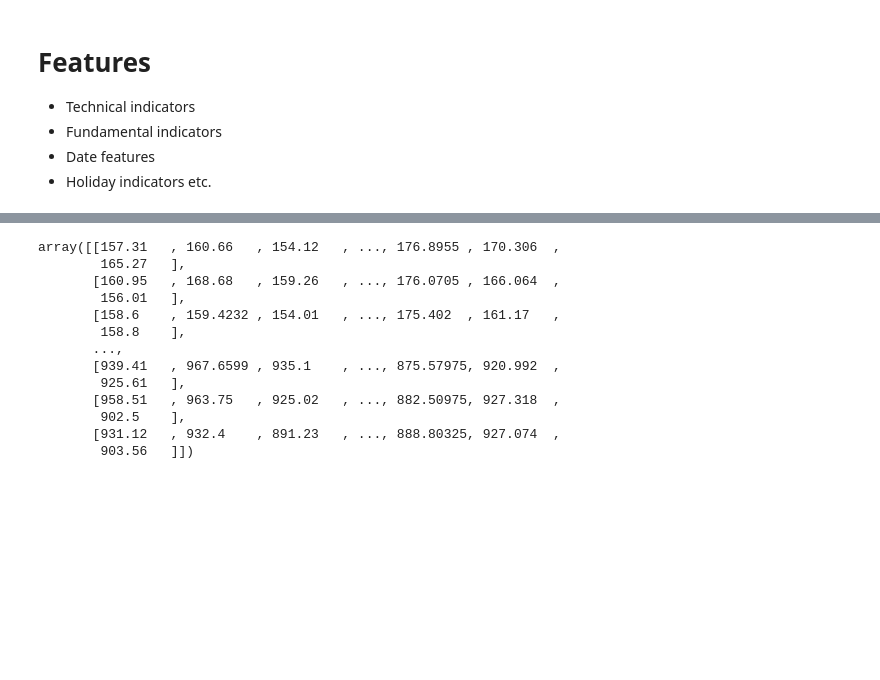
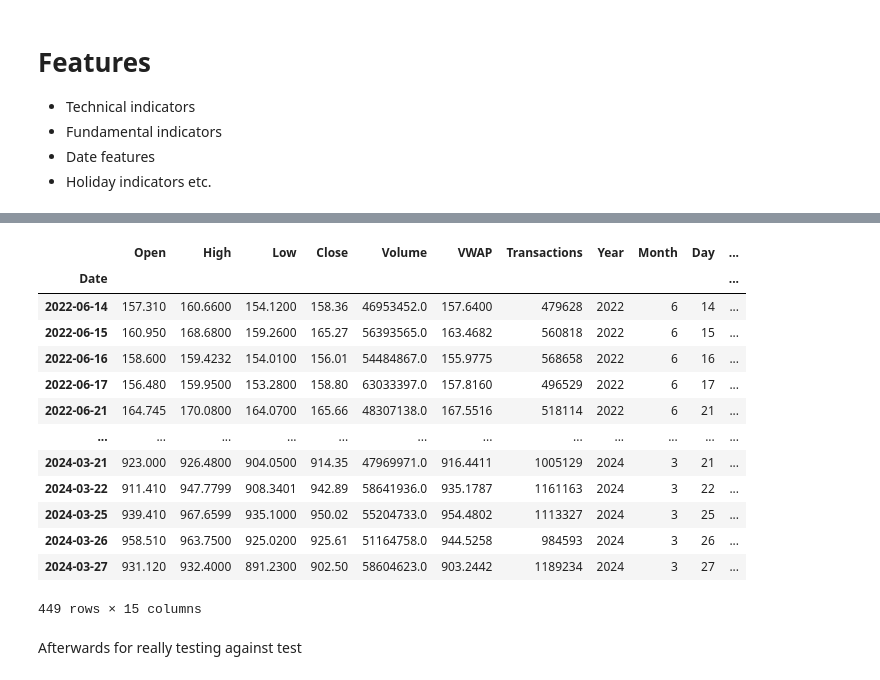
Before and after one commit to yiqwan/stock-forecast-with-nn, a Jupyter notebook: notebooks/yq.ipynb, the cells around one changed output, grey strips where cells are left out. Cells and saved outputs as stored; diff of their text form; code cells hidden in the pictures; blank space fills up the shorter version.

```diff
--- a/notebooks/yq.ipynb
+++ b/notebooks/yq.ipynb
@@ -175,16 +233,17 @@ df2
 # %%
-X =
+X
 # %% [output]
+|  | Open | High | Low | Close | Volume | VWAP | Transactions | Year | Month | Day | ... |
+| Date |  |  |  |  |  |  |  |  |  |  | ... |
+| 2022-06-14 | 157.310 | 160.6600 | 154.1200 | 158.36 | 46953452.0 | 157.6400 | 479628 | 2022 | 6 | 14 | ... |
+| 2022-06-15 | 160.950 | 168.6800 | 159.2600 | 165.27 | 56393565.0 | 163.4682 | 560818 | 2022 | 6 | 15 | ... |
+| 2022-06-16 | 158.600 | 159.4232 | 154.0100 | 156.01 | 54484867.0 | 155.9775 | 568658 | 2022 | 6 | 16 | ... |
+| 2022-06-17 | 156.480 | 159.9500 | 153.2800 | 158.80 | 63033397.0 | 157.8160 | 496529 | 2022 | 6 | 17 | ... |
+| 2022-06-21 | 164.745 | 170.0800 | 164.0700 | 165.66 | 48307138.0 | 167.5516 | 518114 | 2022 | 6 | 21 | ... |
+| ... | ... | ... | ... | ... | ... | ... | ... | ... | ... | ... | ... |
+| 2024-03-21 | 923.000 | 926.4800 | 904.0500 | 914.35 | 47969971.0 | 916.4411 | 1005129 | 2024 | 3 | 21 | ... |
+| 2024-03-22 | 911.410 | 947.7799 | 908.3401 | 942.89 | 58641936.0 | 935.1787 | 1161163 | 2024 | 3 | 22 | ... |
+| 2024-03-25 | 939.410 | 967.6599 | 935.1000 | 950.02 | 55204733.0 | 954.4802 | 1113327 | 2024 | 3 | 25 | ... |
+| 2024-03-26 | 958.510 | 963.7500 | 925.0200 | 925.61 | 51164758.0 | 944.5258 | 984593 | 2024 | 3 | 26 | ... |
+| 2024-03-27 | 931.120 | 932.4000 | 891.2300 | 902.50 | 58604623.0 | 903.2442 | 1189234 | 2024 | 3 | 27 | ... |
-array([[157.31   , 160.66   , 154.12   , ..., 176.8955 , 170.306  ,
-        165.27   ],
-       [160.95   , 168.68   , 159.26   , ..., 176.0705 , 166.064  ,
-        156.01   ],
-       [158.6    , 159.4232 , 154.01   , ..., 175.402  , 161.17   ,
-        158.8    ],
-       ...,
-       [939.41   , 967.6599 , 935.1    , ..., 875.57975, 920.992  ,
-        925.61   ],
-       [958.51   , 963.75   , 925.02   , ..., 882.50975, 927.318  ,
-        902.5    ],
-       [931.12   , 932.4    , 891.23   , ..., 888.80325, 927.074  ,
-        903.56   ]])
+449 rows × 15 columns
@@ -190,0 +264,2 @@ array([[157.31   , 160.66   , 154.12   , ..., 176.8955 , 170.306  ,
+# %% [markdown]
+Afterwards for really testing against test
```
Also changed, not shown: parts of 14 cells of this notebook.
